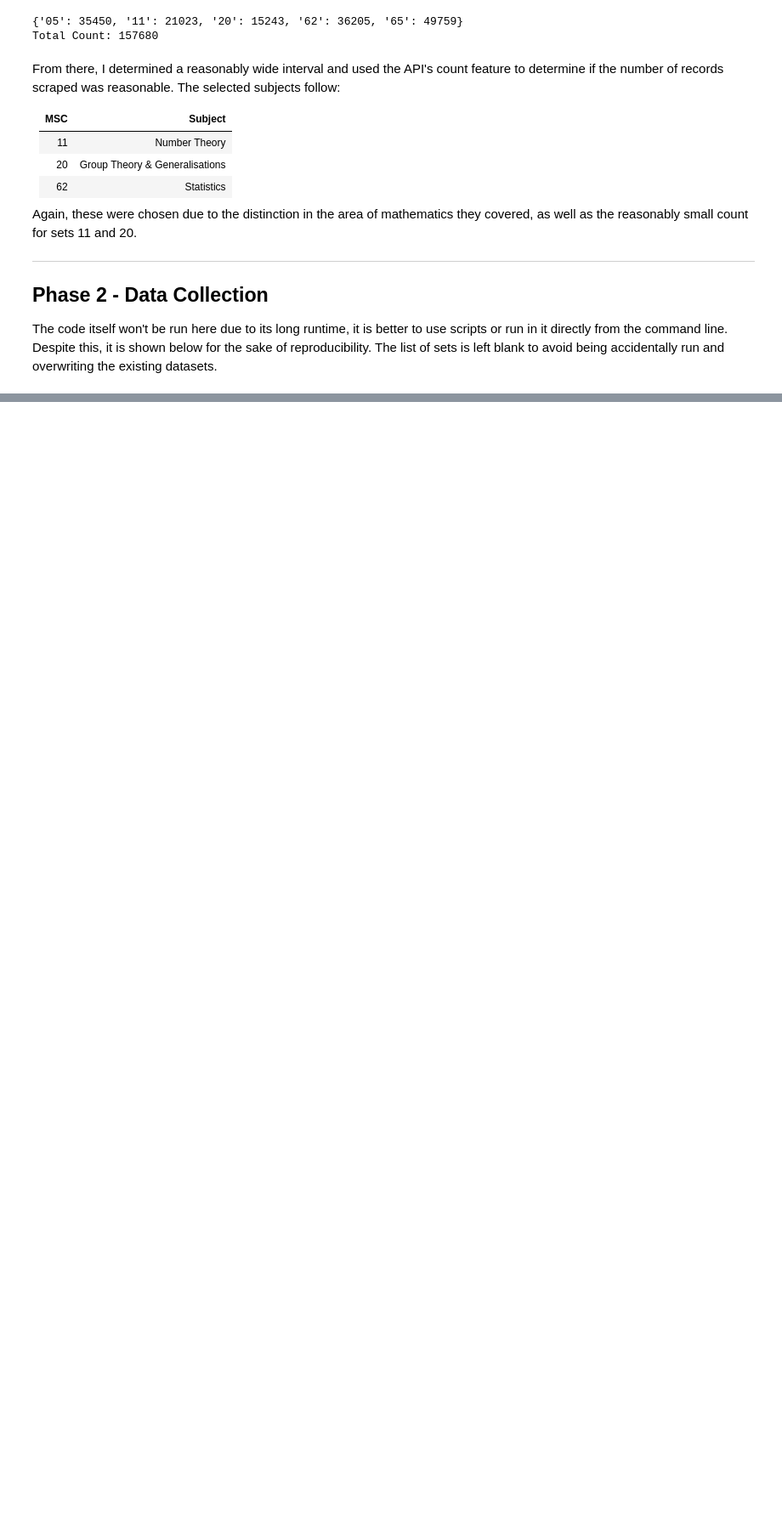
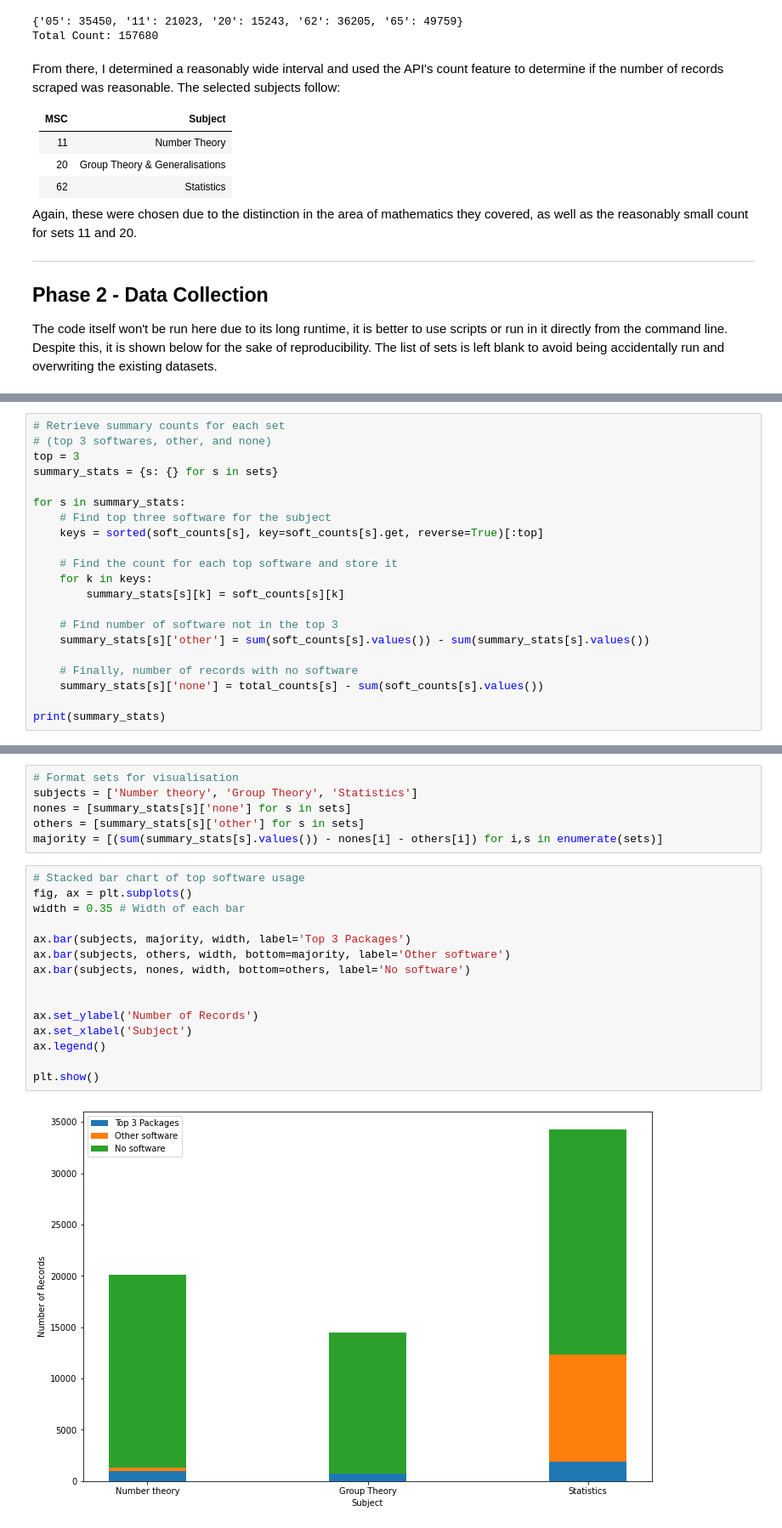
Before and after one commit to OrionPortelli/zbmath-scraper, a Jupyter notebook: scripts/data-collection.ipynb, the cells around one changed output, grey strips where cells are left out. Shown: that part at 85% size. Cells and saved outputs as stored; diff of their text form; blank space fills up the shorter version.

```diff
--- a/scripts/data-collection.ipynb
+++ b/scripts/data-collection.ipynb
@@ -106,0 +134,21 @@ import matplotlib.pyplot as plt
+# %%
+# Retrieve summary counts for each set
+# (top 3 softwares, other, and none)
+top = 3
+summary_stats = {s: {} for s in sets}
+
+for s in summary_stats:
+    # Find top three software for the subject
+    keys = sorted(soft_counts[s], key=soft_counts[s].get, reverse=True)[:top]
+
+    # Find the count for each top software and store it
+    for k in keys:
+        summary_stats[s][k] = soft_counts[s][k]
+
+    # Find number of software not in the top 3
+    summary_stats[s]['other'] = sum(soft_counts[s].values()) - sum(summary_stats[s].values())
+
+    # Finally, number of records with no software
+    summary_stats[s]['none'] = total_counts[s] - sum(soft_counts[s].values())
+
+print(summary_stats)
@@ -106,0 +157,23 @@ import matplotlib.pyplot as plt
+# %%
+# Format sets for visualisation
+subjects = ['Number theory', 'Group Theory', 'Statistics']
+nones = [summary_stats[s]['none'] for s in sets]
+others = [summary_stats[s]['other'] for s in sets]
+majority = [(sum(summary_stats[s].values()) - nones[i] - others[i]) for i,s in enumerate(sets)]
+# %%
+# Stacked bar chart of top software usage
+fig, ax = plt.subplots()
+width = 0.35 # Width of each bar
+
+ax.bar(subjects, majority, width, label='Top 3 Packages')
+ax.bar(subjects, others, width, bottom=majority, label='Other software')
+ax.bar(subjects, nones, width, bottom=others, label='No software')
+
+
+ax.set_ylabel('Number of Records')
+ax.set_xlabel('Subject')
+ax.legend()
+
+plt.show()
+# %% [output]
+[figure, added]
```
Also changed, not shown: parts of 8 cells of this notebook, 2 other files.
